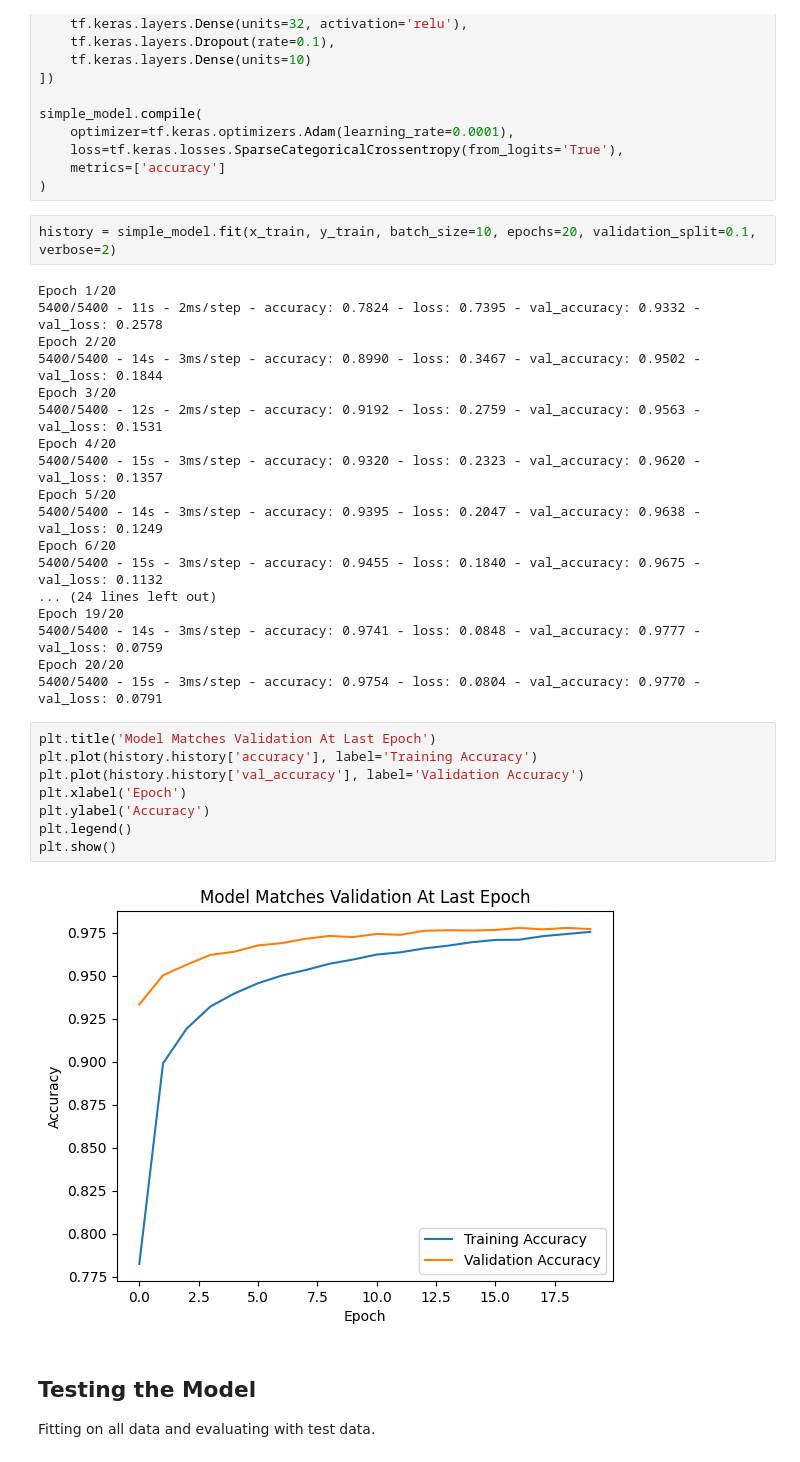
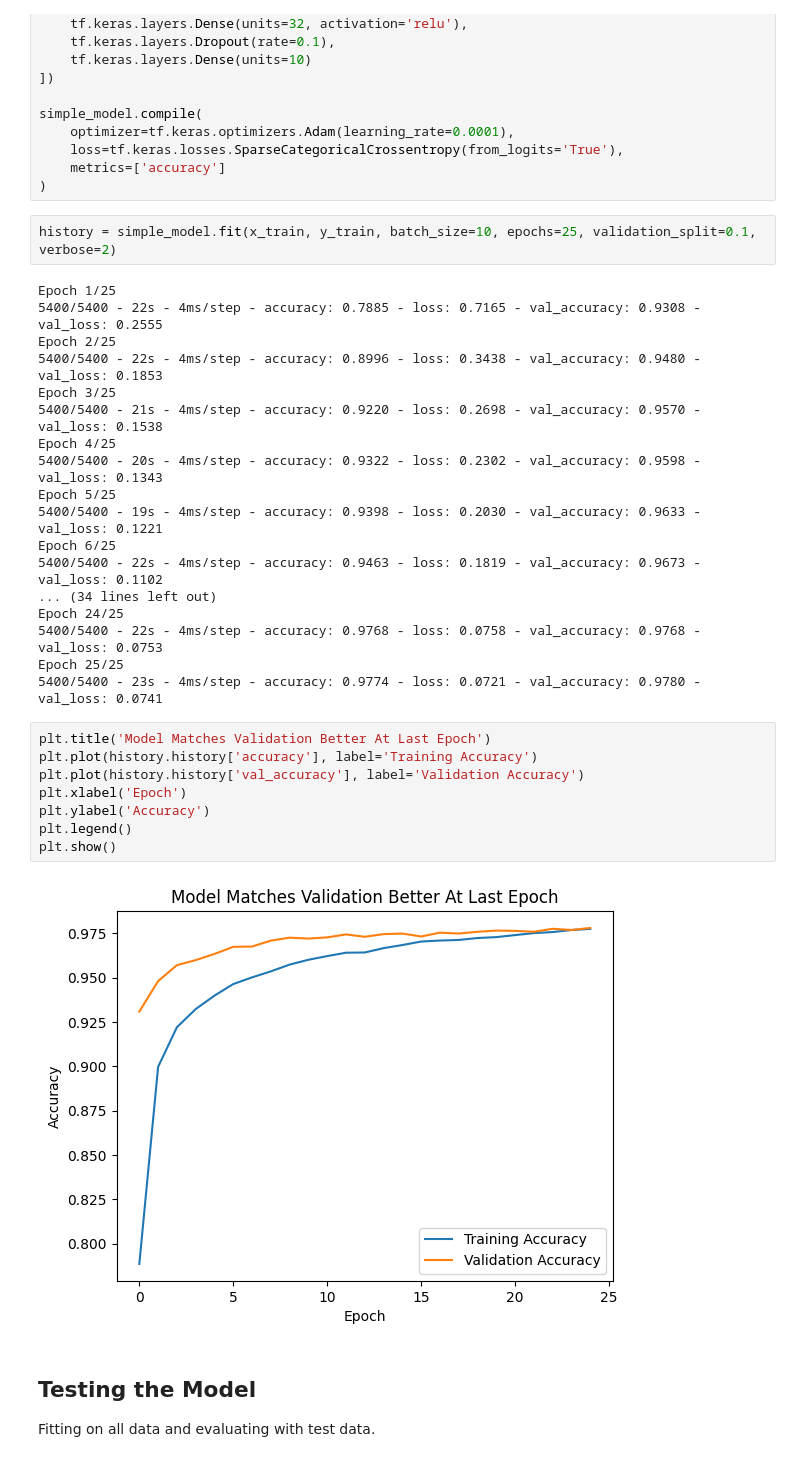
Before and after one commit to gclembo/mnist_digit_recognition, a Jupyter notebook: digit_recognition.ipynb, the cells around one changed output. Cells and saved outputs as stored; diff of their text form.

```diff
--- a/digit_recognition.ipynb
+++ b/digit_recognition.ipynb
@@ -115,35 +116,35 @@ simple_model.compile(
     metrics=['accuracy']
 )
 # %%
-history = simple_model.fit(x_train, y_train, batch_size=10, epochs=20, validation_split=0.1, verbose=2)
+history = simple_model.fit(x_train, y_train, batch_size=10, epochs=25, validation_split=0.1, verbose=2)
 # %% [output]
-Epoch 1/20
-5400/5400 - 11s - 2ms/step - accuracy: 0.7824 - loss: 0.7395 - val_accuracy: 0.9332 - val_loss: 0.2578
-Epoch 2/20
-5400/5400 - 14s - 3ms/step - accuracy: 0.8990 - loss: 0.3467 - val_accuracy: 0.9502 - val_loss: 0.1844
-Epoch 3/20
-5400/5400 - 12s - 2ms/step - accuracy: 0.9192 - loss: 0.2759 - val_accuracy: 0.9563 - val_loss: 0.1531
-Epoch 4/20
-5400/5400 - 15s - 3ms/step - accuracy: 0.9320 - loss: 0.2323 - val_accuracy: 0.9620 - val_loss: 0.1357
-Epoch 5/20
-5400/5400 - 14s - 3ms/step - accuracy: 0.9395 - loss: 0.2047 - val_accuracy: 0.9638 - val_loss: 0.1249
-Epoch 6/20
-5400/5400 - 15s - 3ms/step - accuracy: 0.9455 - loss: 0.1840 - val_accuracy: 0.9675 - val_loss: 0.1132
-... (24 lines left out)
-Epoch 19/20
-5400/5400 - 14s - 3ms/step - accuracy: 0.9741 - loss: 0.0848 - val_accuracy: 0.9777 - val_loss: 0.0759
-Epoch 20/20
-5400/5400 - 15s - 3ms/step - accuracy: 0.9754 - loss: 0.0804 - val_accuracy: 0.9770 - val_loss: 0.0791
+Epoch 1/25
+5400/5400 - 22s - 4ms/step - accuracy: 0.7885 - loss: 0.7165 - val_accuracy: 0.9308 - val_loss: 0.2555
+Epoch 2/25
+5400/5400 - 22s - 4ms/step - accuracy: 0.8996 - loss: 0.3438 - val_accuracy: 0.9480 - val_loss: 0.1853
+Epoch 3/25
+5400/5400 - 21s - 4ms/step - accuracy: 0.9220 - loss: 0.2698 - val_accuracy: 0.9570 - val_loss: 0.1538
+Epoch 4/25
+5400/5400 - 20s - 4ms/step - accuracy: 0.9322 - loss: 0.2302 - val_accuracy: 0.9598 - val_loss: 0.1343
+Epoch 5/25
+5400/5400 - 19s - 4ms/step - accuracy: 0.9398 - loss: 0.2030 - val_accuracy: 0.9633 - val_loss: 0.1221
+Epoch 6/25
+5400/5400 - 22s - 4ms/step - accuracy: 0.9463 - loss: 0.1819 - val_accuracy: 0.9673 - val_loss: 0.1102
+... (34 lines left out)
+Epoch 24/25
+5400/5400 - 22s - 4ms/step - accuracy: 0.9768 - loss: 0.0758 - val_accuracy: 0.9768 - val_loss: 0.0753
+Epoch 25/25
+5400/5400 - 23s - 4ms/step - accuracy: 0.9774 - loss: 0.0721 - val_accuracy: 0.9780 - val_loss: 0.0741
 # %%
-plt.title('Model Matches Validation At Last Epoch')
+plt.title('Model Matches Validation Better At Last Epoch')
 plt.plot(history.history['accuracy'], label='Training Accuracy')
 plt.plot(history.history['val_accuracy'], label='Validation Accuracy')
 plt.xlabel('Epoch')
 plt.ylabel('Accuracy')
 plt.legend()
 plt.show()
 # %% [output]
-[figure, old version]
+[figure, new version]
 # %% [markdown]
 ## Testing the Model
 
```
Also changed, not shown: parts of 21 cells of this notebook.
